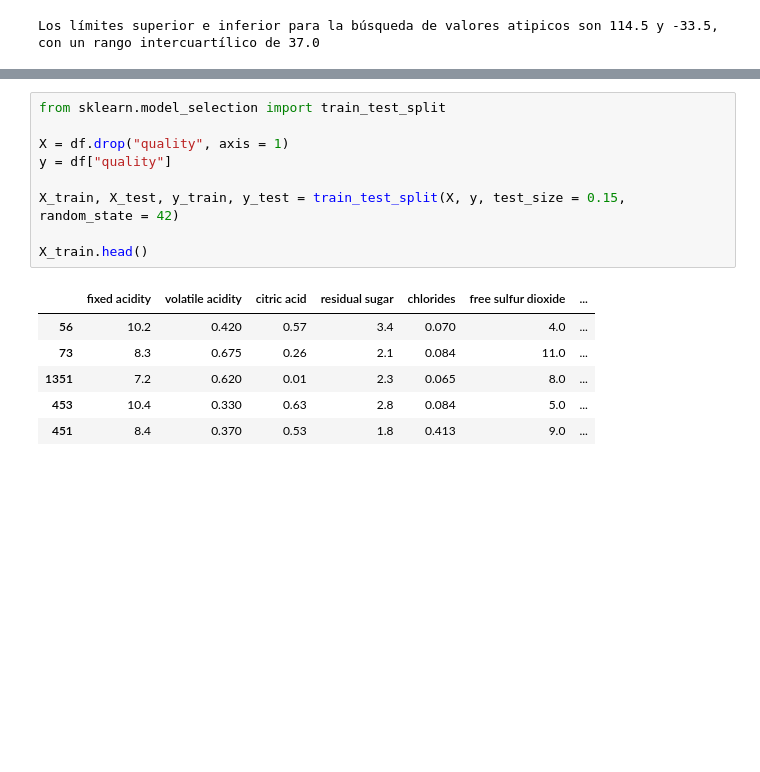
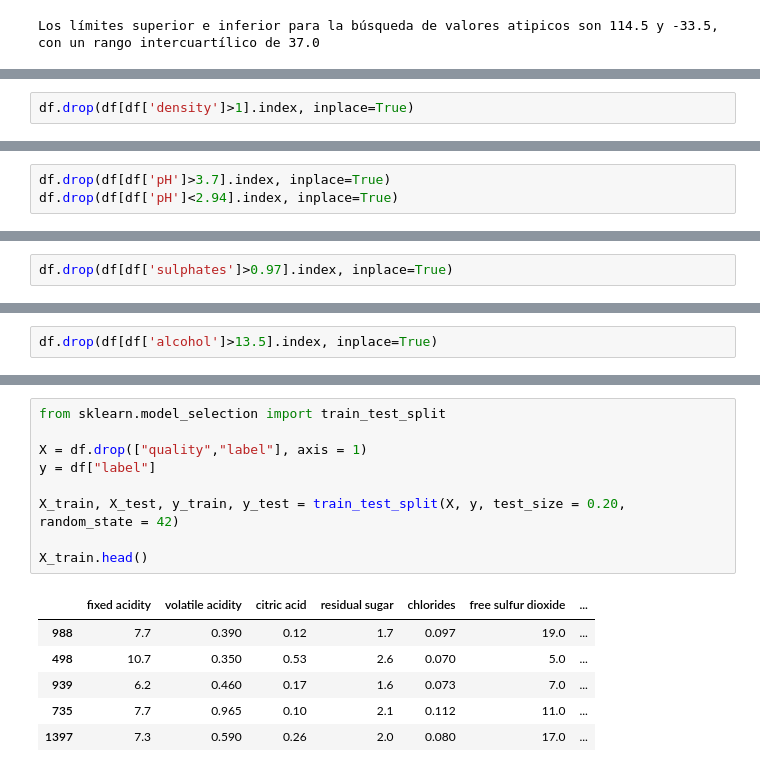
Before and after one commit to 4GeeksAcademy/Loic-K-Nearest, a Jupyter notebook: src/explore.ipynb, the cells around one changed output, grey strips where cells are left out. Cells and saved outputs as stored; diff of their text form; blank space fills up the shorter version.

```diff
--- a/src/explore.ipynb
+++ b/src/explore.ipynb
@@ -343,0 +461,2 @@ Los límites superior e inferior para la búsqueda de valores atipicos son 114.5
+# %%
+df.drop(df[df['density']>1].index, inplace=True)
@@ -343,0 +508,3 @@ Los límites superior e inferior para la búsqueda de valores atipicos son 114.5
+# %%
+df.drop(df[df['pH']>3.7].index, inplace=True)
+df.drop(df[df['pH']<2.94].index, inplace=True)
@@ -343,0 +556,2 @@ Los límites superior e inferior para la búsqueda de valores atipicos son 114.5
+# %%
+df.drop(df[df['sulphates']>0.97].index, inplace=True)
@@ -344,3 +603,5 @@ Los límites superior e inferior para la búsqueda de valores atipicos son 114.5
+# %%
+df.drop(df[df['alcohol']>13.5].index, inplace=True)
 # %%
 df.isnull().sum()
 # %% [output]
@@ -360,19 +622,19 @@ dtype: int64
 # %%
 from sklearn.model_selection import train_test_split
 
-X = df.drop("quality", axis = 1)
-y = df["quality"]
+X = df.drop(["quality","label"], axis = 1)
+y = df["label"]
 
-X_train, X_test, y_train, y_test = train_test_split(X, y, test_size = 0.15, random_state = 42)
+X_train, X_test, y_train, y_test = train_test_split(X, y, test_size = 0.20, random_state = 42)
 
 X_train.head()
 # %% [output]
 |  | fixed acidity | volatile acidity | citric acid | residual sugar | chlorides | free sulfur dioxide | ... |
-| 56 | 10.2 | 0.420 | 0.57 | 3.4 | 0.070 | 4.0 | ... |
-| 73 | 8.3 | 0.675 | 0.26 | 2.1 | 0.084 | 11.0 | ... |
-| 1351 | 7.2 | 0.620 | 0.01 | 2.3 | 0.065 | 8.0 | ... |
-| 453 | 10.4 | 0.330 | 0.63 | 2.8 | 0.084 | 5.0 | ... |
-| 451 | 8.4 | 0.370 | 0.53 | 1.8 | 0.413 | 9.0 | ... |
+| 988 | 7.7 | 0.390 | 0.12 | 1.7 | 0.097 | 19.0 | ... |
+| 498 | 10.7 | 0.350 | 0.53 | 2.6 | 0.070 | 5.0 | ... |
+| 939 | 6.2 | 0.460 | 0.17 | 1.6 | 0.073 | 7.0 | ... |
+| 735 | 7.7 | 0.965 | 0.10 | 2.1 | 0.112 | 11.0 | ... |
+| 1397 | 7.3 | 0.590 | 0.26 | 2.0 | 0.080 | 17.0 | ... |
 # %%
 from sklearn.preprocessing import MinMaxScaler
 
```
Also changed, not shown: parts of 39 cells of this notebook.
